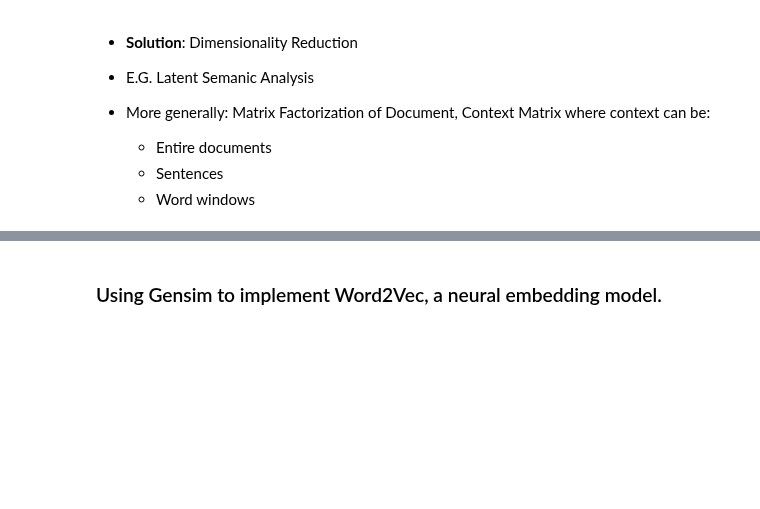
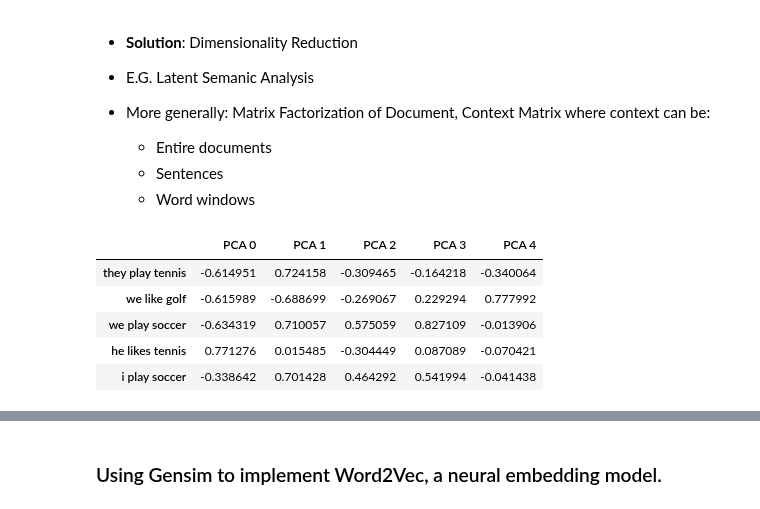
Before and after one commit to jupytercon2017user/jupytercon-2017, a Jupyter notebook: tutorial/3-Word-Embeddings.ipynb, the cells around one changed output, grey strips where cells are left out. Cells and saved outputs as stored; diff of their text form; code cells hidden in the pictures; blank space fills up the shorter version.

```diff
--- a/tutorial/3-Word-Embeddings.ipynb
+++ b/tutorial/3-Word-Embeddings.ipynb
@@ -134,12 +155,19 @@ ax.plot(.5 * np.array(range(len(words))), linestyle="--")
 # %%
 from sklearn.decomposition import PCA
 
-k = 3
+k = 5
 pca = PCA(n_components=k)
-toDTM = TfidfVectorizer(lowercase=False)
-DTM = toDTM.fit_transform(documents).todense()
+toDTM = CountVectorizer(lowercase=False)
+DTM = toDTM.fit_transform(sentences).todense()
 DTM_Rep = pca.fit_transform(DTM)
 words = toDTM.get_feature_names()
 
-summary = pd.DataFrame(DTM_Rep, columns = ['PCA {}'.format(i) for i in range(k)], index = documents)
-summary
+lsa_summary = pd.DataFrame(DTM_Rep, columns = ['PCA {}'.format(i) for i in range(k)], index = sentences)
+lsa_summary.head()
+# %% [output]
+|  | PCA 0 | PCA 1 | PCA 2 | PCA 3 | PCA 4 |
+| they play tennis | -0.614951 | 0.724158 | -0.309465 | -0.164218 | -0.340064 |
+| we like golf | -0.615989 | -0.688699 | -0.269067 | 0.229294 | 0.777992 |
+| we play soccer | -0.634319 | 0.710057 | 0.575059 | 0.827109 | -0.013906 |
+| he likes tennis | 0.771276 | 0.015485 | -0.304449 | 0.087089 | -0.070421 |
+| i play soccer | -0.338642 | 0.701428 | 0.464292 | 0.541994 | -0.041438 |
```
Also changed, not shown: parts of 13 cells of this notebook.
